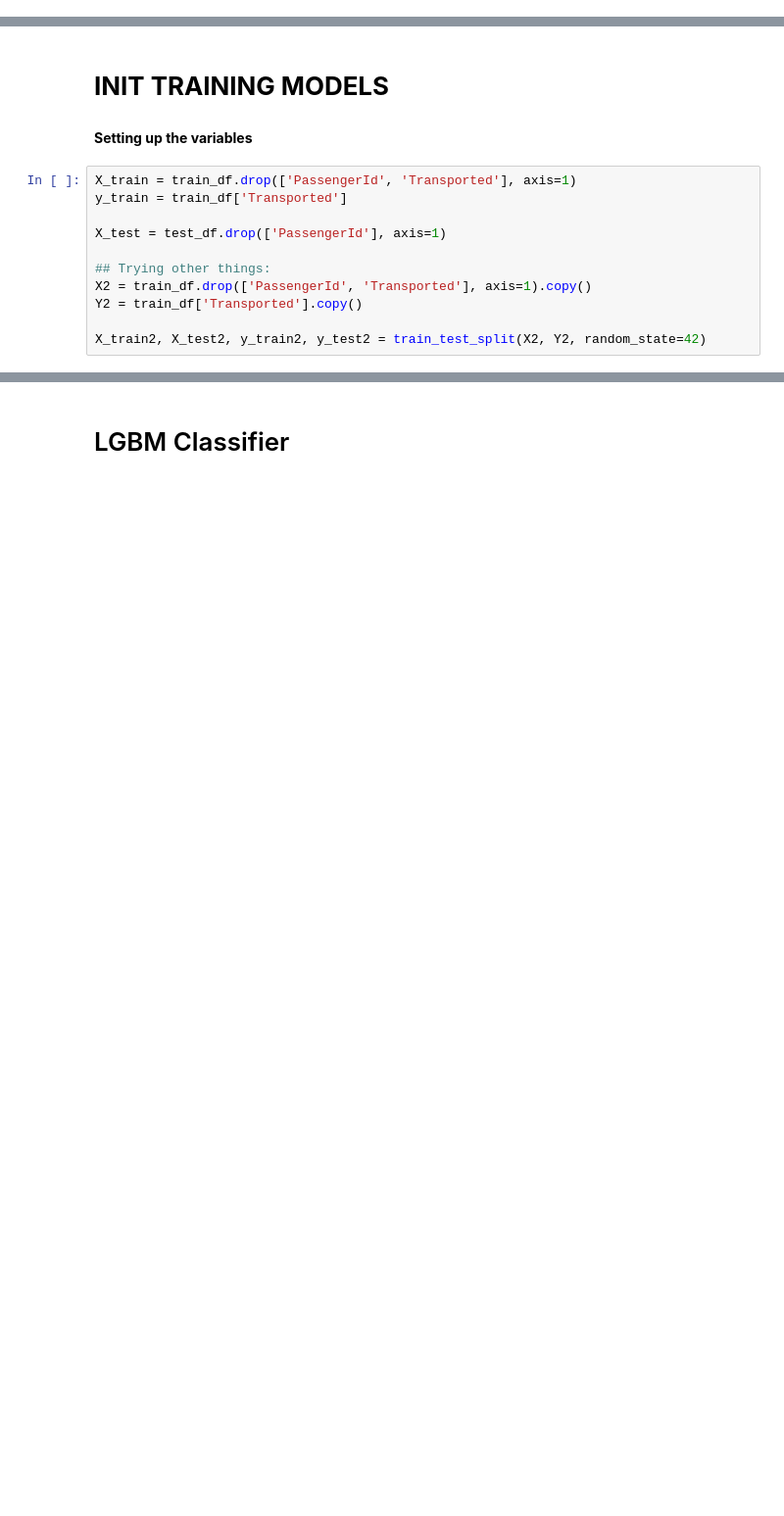
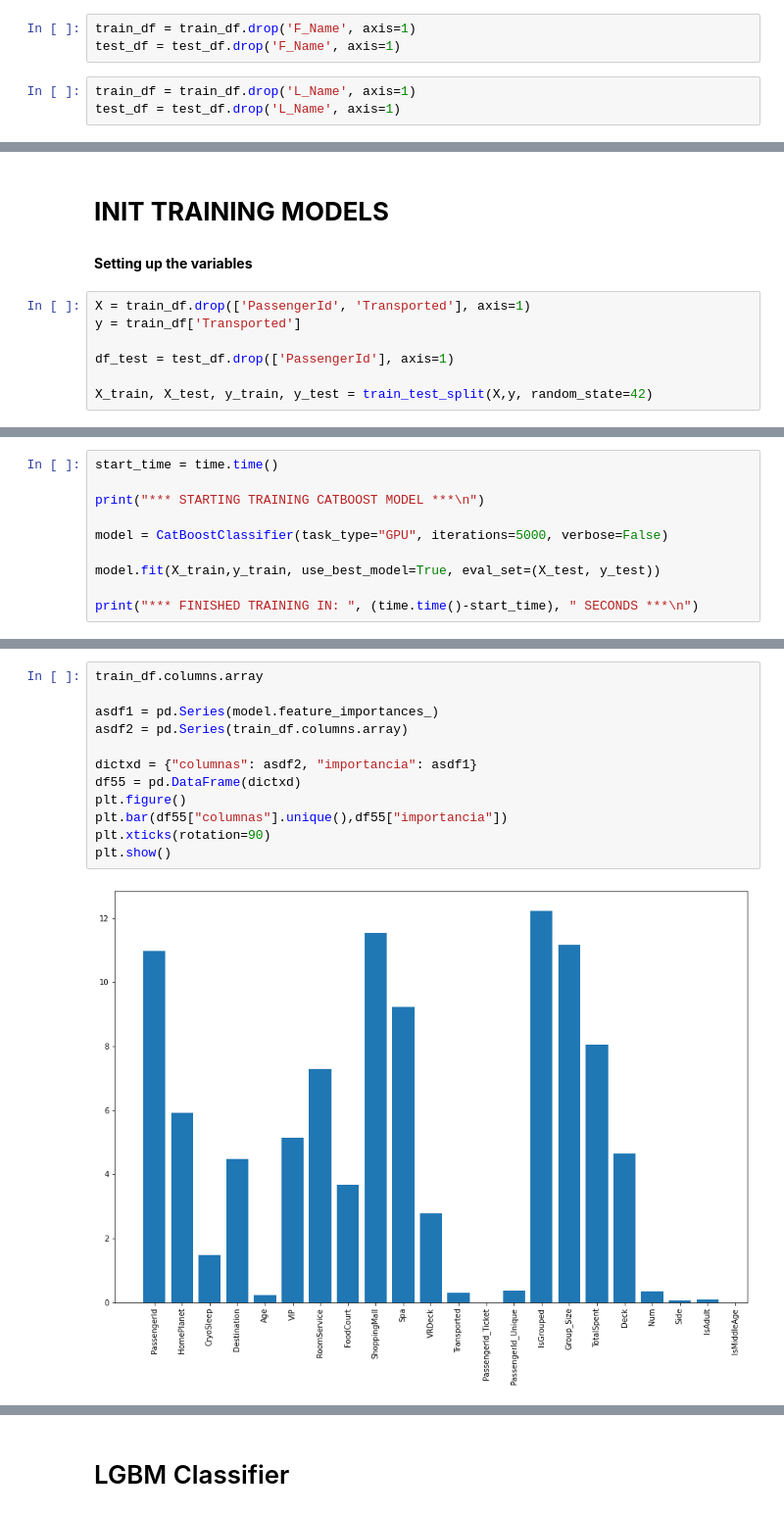
Before and after one commit to deldanr/Spaceship-Titanic, a Jupyter notebook: spaceship-titanic.ipynb, the cells around one changed output, grey strips where cells are left out. Shown: that part at 98% size. Drawn from its saved outputs; the diff is of its cells as text; blank space fills up the shorter version.

```diff
--- a/spaceship-titanic.ipynb
+++ b/spaceship-titanic.ipynb
@@ -947,2 +1048,8 @@ train_df.head()
+# %%
+train_df = train_df.drop('F_Name', axis=1)
+test_df = test_df.drop('F_Name', axis=1)
+# %%
+train_df = train_df.drop('L_Name', axis=1)
+test_df = test_df.drop('L_Name', axis=1)
 # %%
 print error to stop the notebook in "Run All" :D
@@ -951,13 +1072,9 @@ print error to stop the notebook in "Run All" :D
 # %% [markdown]
 **Setting up the variables**
 # %%
-X_train = train_df.drop(['PassengerId', 'Transported'], axis=1)
-y_train = train_df['Transported']
+X = train_df.drop(['PassengerId', 'Transported'], axis=1)
+y = train_df['Transported']
 
-X_test = test_df.drop(['PassengerId'], axis=1)
+df_test = test_df.drop(['PassengerId'], axis=1)
 
-## Trying other things:
-X2 = train_df.drop(['PassengerId', 'Transported'], axis=1).copy()
-Y2 = train_df['Transported'].copy()
-
-X_train2, X_test2, y_train2, y_test2 = train_test_split(X2, Y2, random_state=42)
+X_train, X_test, y_train, y_test = train_test_split(X,y, random_state=42)
@@ -963,0 +1083,10 @@ X_train2, X_test2, y_train2, y_test2 = train_test_split(X2, Y2, random_state=42)
+# %%
+start_time = time.time()
+
+print("*** STARTING TRAINING CATBOOST MODEL ***\n")
+
+model = CatBoostClassifier(task_type="GPU", iterations=5000, verbose=False)
+
+model.fit(X_train,y_train, use_best_model=True, eval_set=(X_test, y_test))
+
+print("*** FINISHED TRAINING IN: ", (time.time()-start_time), " SECONDS ***\n")
@@ -963,0 +1106,14 @@ X_train2, X_test2, y_train2, y_test2 = train_test_split(X2, Y2, random_state=42)
+# %%
+train_df.columns.array
+
+asdf1 = pd.Series(model.feature_importances_)
+asdf2 = pd.Series(train_df.columns.array)
+
+dictxd = {"columnas": asdf2, "importancia": asdf1}
+df55 = pd.DataFrame(dictxd)
+plt.figure()
+plt.bar(df55["columnas"].unique(),df55["importancia"])
+plt.xticks(rotation=90)
+plt.show()
+# %% [output]
+[figure, added]
```
Also changed, not shown: parts of 88 cells of this notebook.
